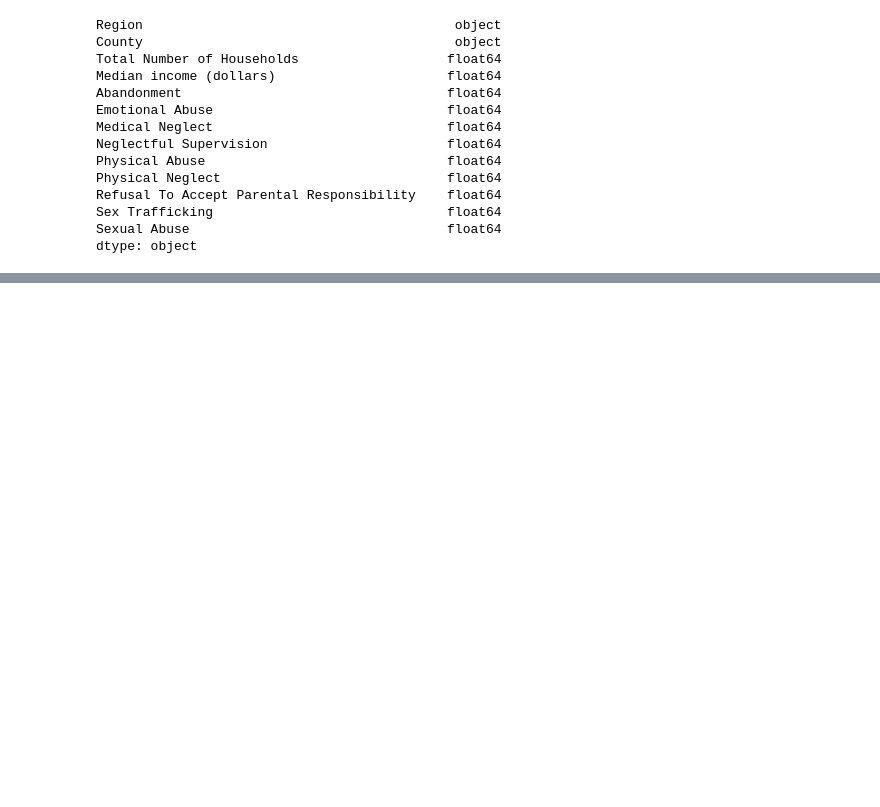
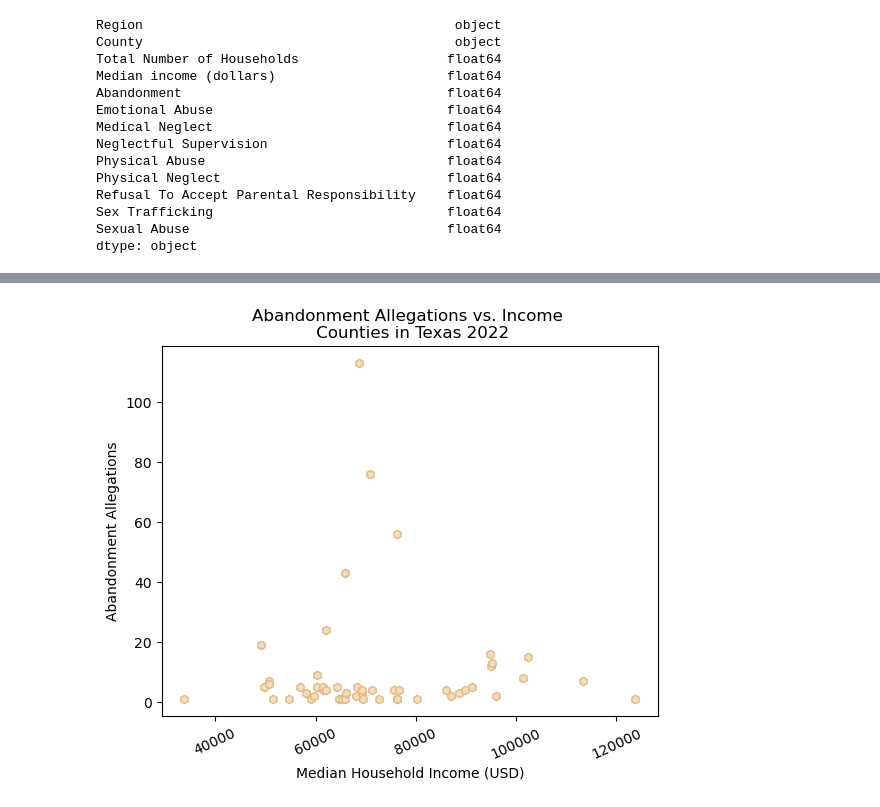
Before and after one commit to donutduck7/Python_HappyChildhood, a Jupyter notebook: Analysis.ipynb, the cells around one changed output, grey strips where cells are left out. Drawn from its saved outputs; the diff is of its cells as text; code cells hidden in the pictures; blank space fills up the shorter version.

```diff
--- a/Analysis.ipynb
+++ b/Analysis.ipynb
@@ -150,0 +171,13 @@ TypeError: can only concatenate str (not "int") to str
+# %%
+plt.scatter(income_type_df["Median income (dollars)"], income_type_df["Abandonment"],
+            color = "wheat",
+            marker = "h",
+            edgecolors = "burlywood")
+plt.xlabel('Median Household Income (USD)')
+plt.ylabel('Abandonment Allegations')
+plt.title('Abandonment Allegations vs. Income \n Counties in Texas 2022')
+plt.xticks(rotation=25)
+plt.savefig("Images/abandonment_vs_income")
+plt.show()
+# %% [output]
+[figure, added]
```
Also changed, not shown: parts of 6 cells of this notebook, 4 other files.
